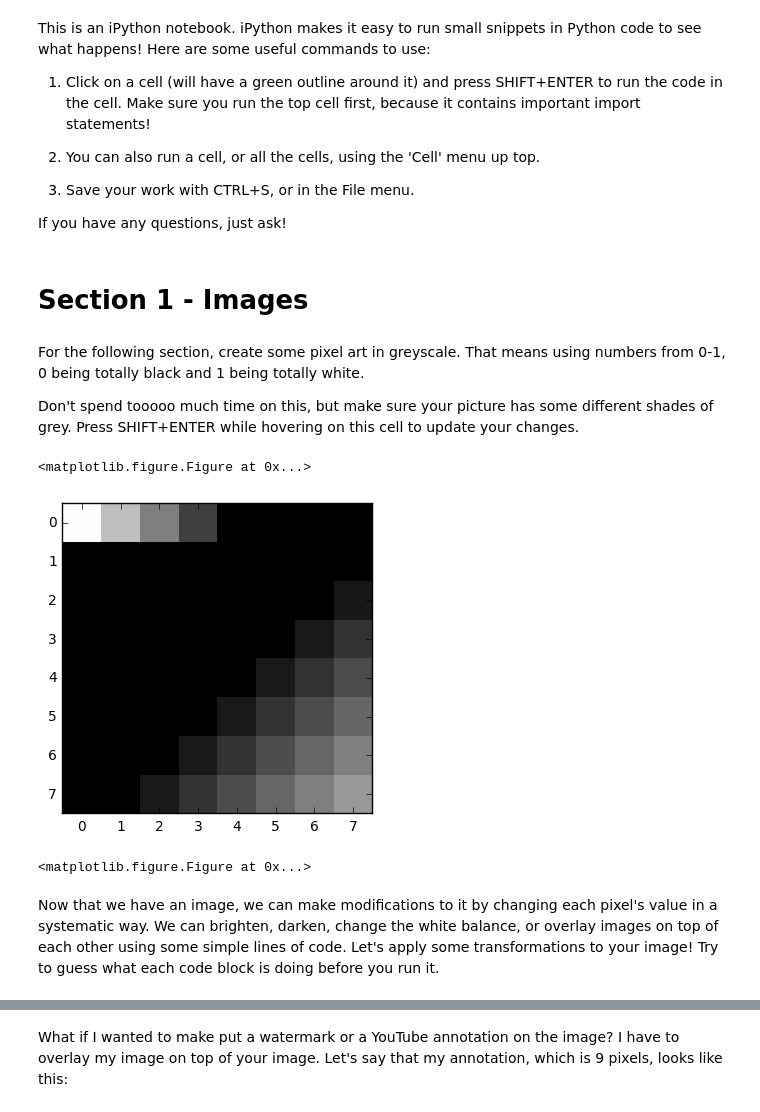
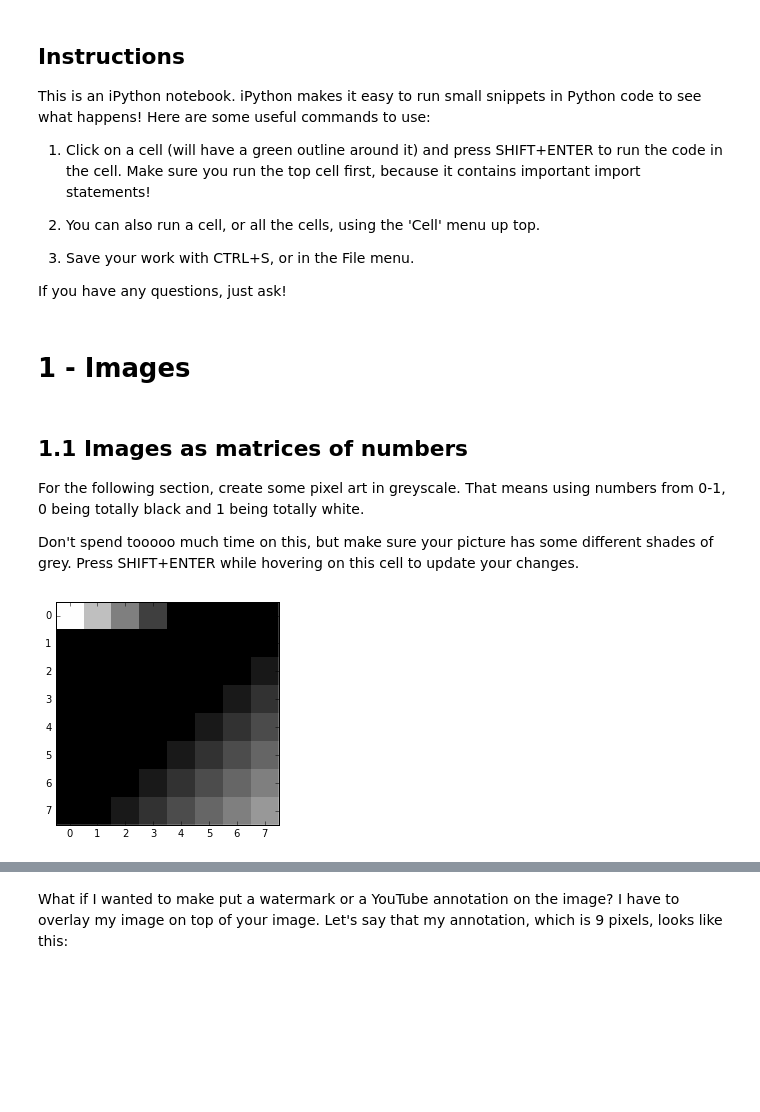
Before and after one commit to HKNDecal/HKNDecal, a Jupyter notebook: session2/Session 2.ipynb, the cells around one changed output, grey strips where cells are left out. Cells and saved outputs as stored; diff of their text form; code cells hidden in the pictures; blank space fills up the shorter version.

```diff
--- a/session2/Session 2.ipynb
+++ b/session2/Session 2.ipynb
@@ -12,5 +16,6 @@ Populating the interactive namespace from numpy and matplotlib
 # %% [markdown]
-  This is an iPython notebook. iPython makes it easy to run small snippets in
+## Instructions
+This is an iPython notebook. iPython makes it easy to run small snippets in
   Python code to see what happens! Here are some useful commands to use:
 
   1. Click on a cell (will have a green outline around it) and press
@@ -23,8 +28,10 @@ Populating the interactive namespace from numpy and matplotlib
 
   If you have any questions, just ask!
 # %% [markdown]
-# Section 1 - Images
+# 1 - Images
 # %% [markdown]
+## 1.1 Images as matrices of numbers
+
 For the following section, create some pixel art in greyscale. That means
 using numbers from 0-1, 0 being totally black and 1 being totally white.
 
@@ -34,23 +41,18 @@ update your changes.
 # %%
 # Feel free to modify the numbers below to change the colors
 my_image = np.array(
     [
         [1, 0.75, 0.5, 0.25, 0.0, 0.0, 0.0, 0.0],
         [0.0, 0.0, 0.0, 0.0, 0.0, 0.0, 0.0, 0.0],
         [0.0, 0.0, 0.0, 0.0, 0.0, 0.0, 0.0, 0.1],
         [0.0, 0.0, 0.0, 0.0, 0.0, 0.0, 0.1, 0.2],
         [0.0, 0.0, 0.0, 0.0, 0.0, 0.1, 0.2, 0.3],
         [0.0, 0.0, 0.0, 0.0, 0.1, 0.2, 0.3, 0.4],
         [0.0, 0.0, 0.0, 0.1, 0.2, 0.3, 0.4, 0.5],
         [0.0, 0.0, 0.1, 0.2, 0.3, 0.4, 0.5, 0.6],
     ],
     dtype=np.float
 )
-plt.imshow(my_image, cmap="gray", interpolation='none', vmin=0, vmax=1)
-plt.figure()
+im_show_gray(my_image)
 # %% [output]
-<matplotlib.figure.Figure at 0x...>
-[figure, old version]
+[figure, new version]
-<matplotlib.figure.Figure at 0x...>
-# %% [markdown]
-Now that we have an image, we can make modifications to it by changing each pixel's value in a systematic way. We can brighten, darken, change the white balance, or overlay images on top of each other using some simple lines of code. Let's apply some transformations to your image! Try to guess what each code block is doing before you run it.
```
Also changed, not shown: parts of 74 cells of this notebook, 2 other files.
